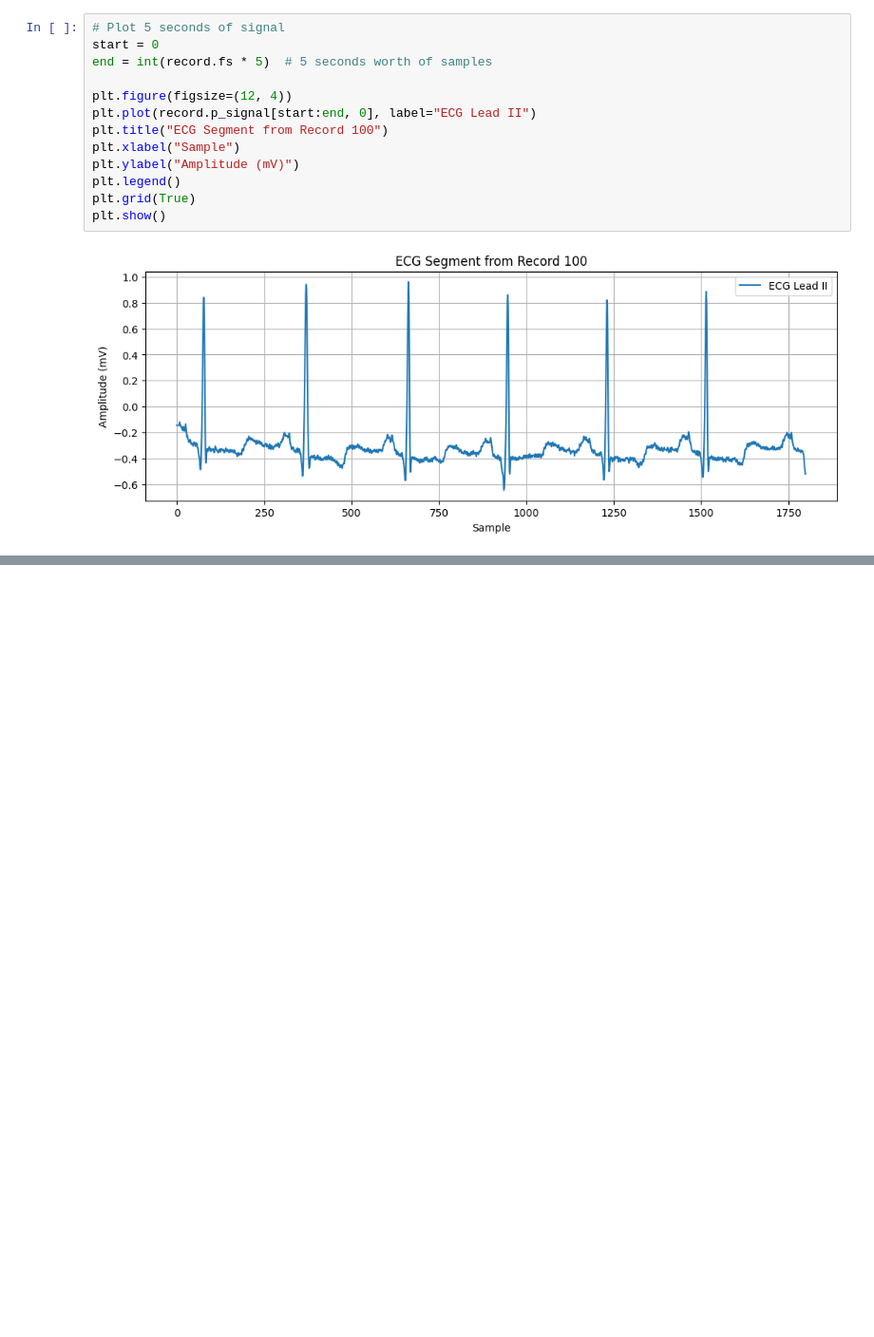
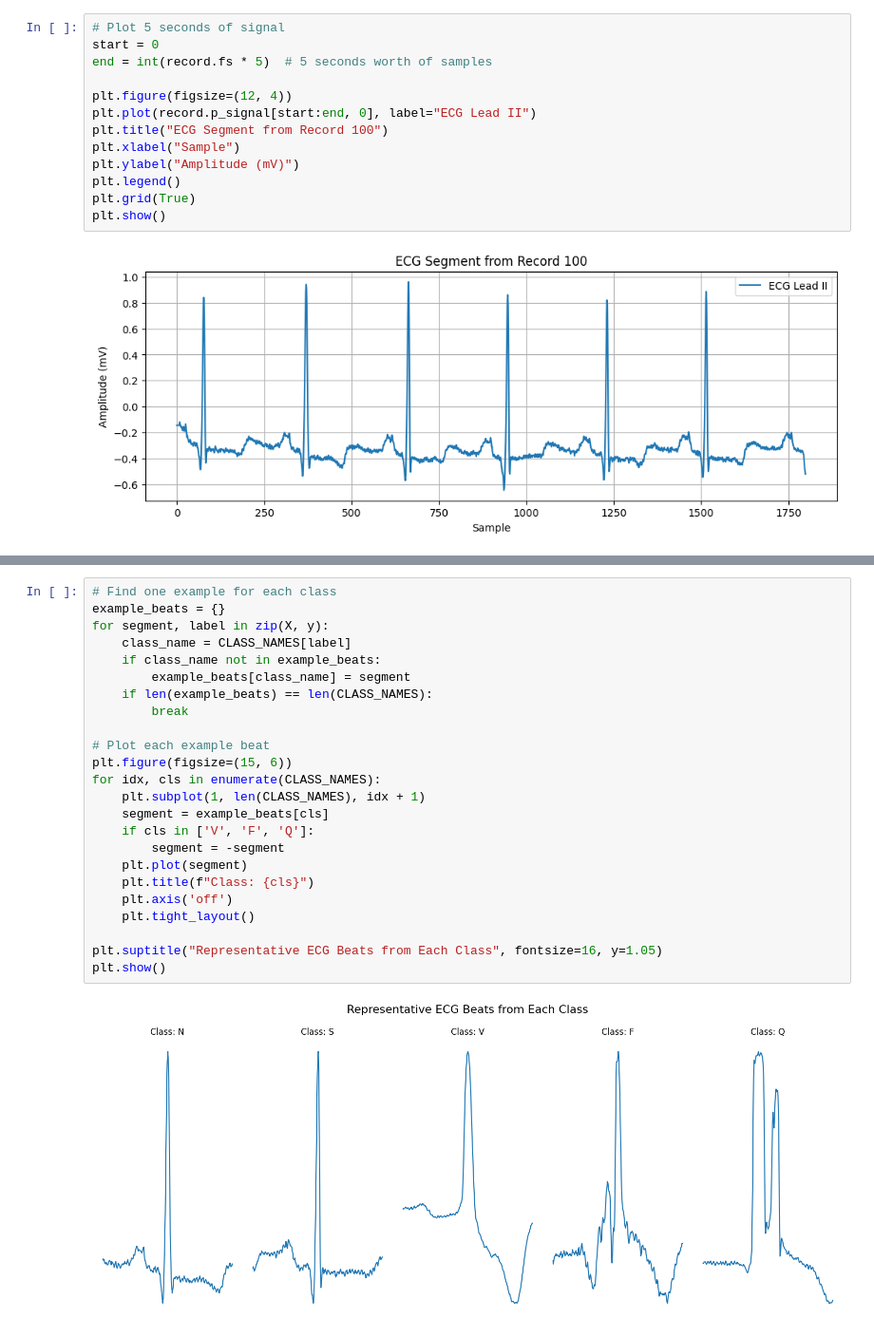
Before and after one commit to hsiuhsil/MITBIH_Arrhythmia_Classification, a Jupyter notebook: notebook.ipynb, the cells around one changed output, grey strips where cells are left out. Shown at 95% size. Saved outputs shown, nothing was run; the diff lists cells and outputs as text; blank space fills up the shorter version.

```diff
--- a/notebook.ipynb
+++ b/notebook.ipynb
@@ -40,0 +197,26 @@ plt.show()
+# %%
+# Find one example for each class
+example_beats = {}
+for segment, label in zip(X, y):
+    class_name = CLASS_NAMES[label]
+    if class_name not in example_beats:
+        example_beats[class_name] = segment
+    if len(example_beats) == len(CLASS_NAMES):
+        break
+
+# Plot each example beat
+plt.figure(figsize=(15, 6))
+for idx, cls in enumerate(CLASS_NAMES):
+    plt.subplot(1, len(CLASS_NAMES), idx + 1)
+    segment = example_beats[cls]
+    if cls in ['V', 'F', 'Q']:
+        segment = -segment
+    plt.plot(segment)
+    plt.title(f"Class: {cls}")
+    plt.axis('off')
+    plt.tight_layout()
+
+plt.suptitle("Representative ECG Beats from Each Class", fontsize=16, y=1.05)
+plt.show()
+# %% [output]
+[figure, added]
```
Also changed, not shown: parts of 30 cells of this notebook.
